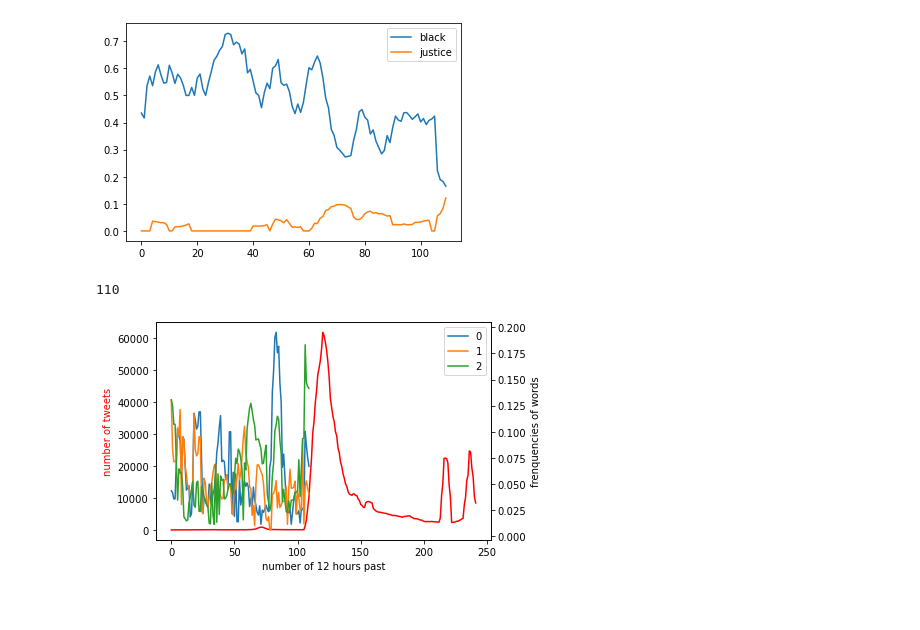
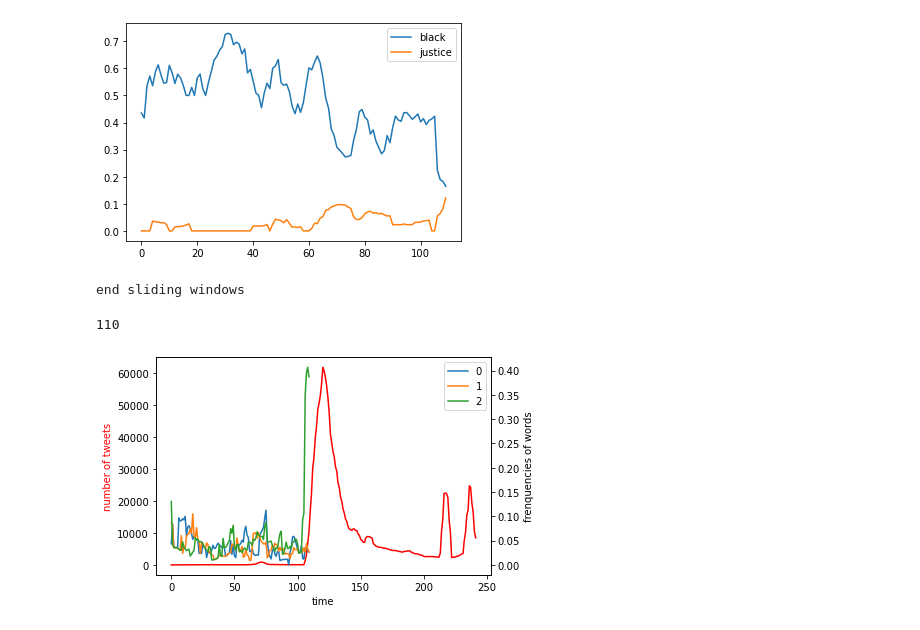
Before and after one commit to Isyohan/WeakSignalsBLM, a Jupyter notebook: BLM_Clustering.ipynb, the cells around one changed output. Drawn from its saved outputs; the diff is of its cells as text; code cells hidden in the pictures.

```diff
--- a/BLM_Clustering.ipynb
+++ b/BLM_Clustering.ipynb
@@ -256,7 +265,7 @@ def clustering(L,vector_size=100,NUM_CLUSTERS=10,n_top_word=5,keywordColumnName=
 
     freq_keywords_tweets=freq_tweets(first)
 
-    kclusterer = KMeansClusterer(NUM_CLUSTERS, distance=cosine_distance, repeats=50,avoid_empty_clusters=True)
+    kclusterer = KMeansClusterer(NUM_CLUSTERS, distance=cosine_distance, repeats=100,avoid_empty_clusters=True)
     assigned_clusters = kclusterer.cluster(X,assign_clusters=True)
 
     L_centroids=kclusterer.means()
@@ -331,7 +340,7 @@ def from_dataset_to_clusters(dataset,size_window=size,slide_window=slide,time=th
     l_cent,l_cent_words,l_freq=clustering(L_use,vector_size=vector_size,NUM_CLUSTERS=NUM_CLUSTERS,n_top_word=n_top_word,keywordColumnName=keywordColumnName)
     return(l_cent,l_cent_words,l_freq)
 # %%
-NUM_CLUSTERS=10
+NUM_CLUSTERS=20
 vector_size=100
 n_top_word=5
 
@@ -504,24 +529,0 @@ list_freq[0]['black']
-# %%
-black=[]
-lives=[]
-george=[]
-floyd=[]
-for i in range(len(list_freq)):
-    black.append(list_freq[i]['black'])
-    lives.append(list_freq[i]['lives'])
-    try:
-         floyd.append(list_freq[i]['floyd'])
-    except KeyError:
-         floyd.append(0)
-    try:
-         george.append(list_freq[i]['george'])
-    except KeyError:
-         george.append(0)
-
-plt.plot(range(len(list_freq)),black,label='black')
-
-plt.plot(range(len(list_freq)),lives,label='lives')
-plt.plot(range(len(list_freq)),george,label='george')
-plt.plot(range(len(list_freq)),floyd,label='floyd')
-plt.legend(loc="upper right")
-plt.show()
@@ -548,6 +548,17 @@ plt.legend(loc="upper right")
 plt.show()
 # %% [output]
 [figure]
+# %%
+L=sliding_window(clean_data,size=size,sliding=slide)
+l_sent=[]
+for i in range(len(L)):
+    l_sent.append(L[i].sentiment_polarity.mean())
+
+n_tweets=[]
+for i in range(len(L)):
+    n_tweets.append(L[i].shape[0])
+# %% [output]
+end sliding windows
 # %%
 
 arr_word=np.asarray(arr_centroids_words[-1,top_n_ind(counting,1)[0]])
@@ -571,35 +582,38 @@ freq_per_cluster_list=[]
 for j in range(n_clust):
     temp=[]
     for i in range(len(list_freq)):
-        temp.append(list_freq[i][words_list[j][i]])
+        try:
+            temp.append(list_freq[i][words_list[j][i]])
+        except KeyError:
+            temp.append(0)
     freq_per_cluster_list.append(temp)
 
 print(len(freq_per_cluster_list[0]))
 
 
 
 fig, axe1_X = plt.subplots()
 axe2_X = axe1_X.twinx()
 color1='red'
 color2='blue'
 axe1_X.plot(range(len(L)), n_tweets, color1)
-axe1_X.set_xlabel('number of 12 hours past')
+axe1_X.set_xlabel('time')
 axe1_X.set_ylabel('number of tweets', color=color1)
 if False:
     for word in l_words :
         word_list=[]
         for i in range(len(list_freq)):
             try:
                 word_list.append(list_freq[i][word])
             except KeyError:
                 word_list.append(0)
         axe2_X.plot(range(len(list_freq)),word_list,label=word)
 for j in range(n_clust):
     axe2_X.plot(range(len(list_freq)),freq_per_cluster_list[j],label=str(j))
 
 axe2_X.set_ylabel('frenquencies of words')
 plt.legend(loc="upper right")
 plt.show()
 # %% [output]
 110
-[figure, old version]
+[figure, new version]
```
Also changed, not shown: parts of 25 cells of this notebook, 3 other files.
